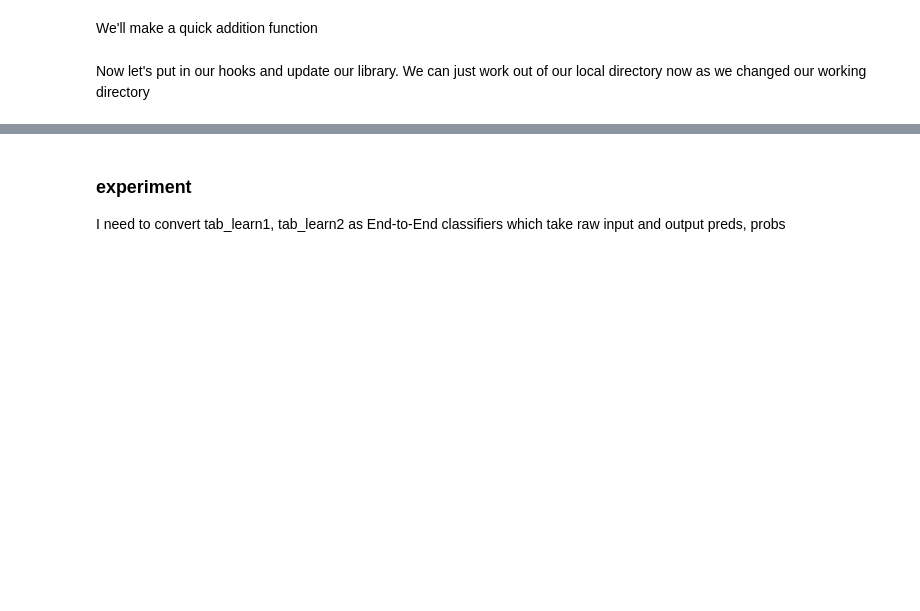
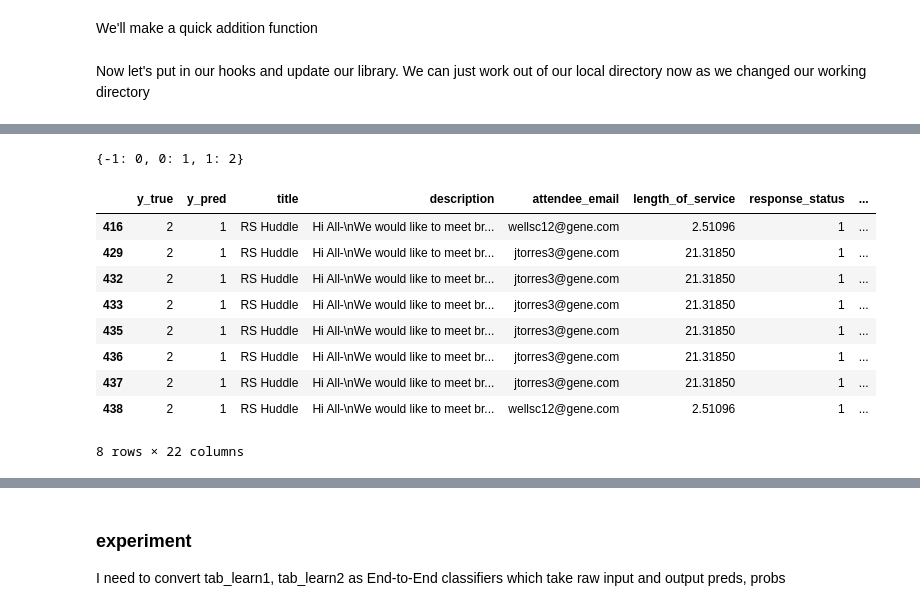
Before and after one commit to wjlgatech/fastai_multimodal, a Jupyter notebook: nbs/fastai_multimodal.ipynb, the cells around one changed output, grey strips where cells are left out. Cells and saved outputs as stored; diff of their text form; code cells hidden in the pictures; blank space fills up the shorter version.

```diff
--- a/nbs/fastai_multimodal.ipynb
+++ b/nbs/fastai_multimodal.ipynb
@@ -987,0 +840,10 @@ def plot_docs_sim(label_doc_dic, doc_embeddings, flag_norm_corr=True):
+# %%
+"""#example1
+path = untar_data(URLs.MNIST_TINY)
+df_ = pd.read_csv(path/'labels.csv')
+print(df_)
+img_col_='name'
+label_col_='label'
+img_path_ = '/root/.fastai/data/mnist_tiny'
+img_clf, dls = train_fastai_image_classifier(df=df_,label_col=label_col_, img_col=img_col_, img_path=img_path_, model_path='.', model_name='img_clf', lr=None, max_epochs=100)
+"""
@@ -987,0 +852,11 @@ def plot_docs_sim(label_doc_dic, doc_embeddings, flag_norm_corr=True):
+# %%
+"""# another example
+if len(img_cols)>0:
+  img_clf = train_fastai_image_classifier(df=df,
+                                label_col=label_col,
+                                img_col=img_cols[0],
+                                img_path='/root/.keras/datasets/tweet_images',
+                                model_path='/content/drive/My Drive/fastai_multimodal/model/',
+                                model_name=img_cols[0]+'_clf',
+                                lr=0.005,
+                                max_epochs=100)"""
@@ -987,0 +1178,8 @@ def plot_docs_sim(label_doc_dic, doc_embeddings, flag_norm_corr=True):
+# %%
+"""df_ = pd.concat([pd.DataFrame(embs) for embs in embs_ls], axis=1)
+df_.columns = list(range(df_.shape[1]))
+
+test_dl = ensembled_learn.dls.test_dl(df_) #, with_labels=True
+probs, _ = ensembled_learn.get_preds(dl=test_dl)
+
+probs"""
@@ -987,0 +1529,28 @@ def plot_docs_sim(label_doc_dic, doc_embeddings, flag_norm_corr=True):
+# %%
+# dls.vocab.o2i  to acess label names from predictions
+
+dls = multimodal_clf.tab_clf.dls
+label_name2num = {k: dls.vocab.o2i[k] for k in list(dls.vocab.o2i)}
+label_name2num
+# %% [output]
+{-1: 0, 0: 1, 1: 2}
+# %%
+#get samples of False Positive (df_fp) and False Negative (df_fn)
+y_true=y_test; y_pred=preds0; pos_val=2
+from sklearn.metrics import confusion_matrix
+y_test= test_df[label_col].map(label_name2num)
+df_ = pd.DataFrame(zip(y_true, y_pred), columns=['y_true', 'y_pred'], index=test_df.index)
+df__=pd.concat([df_, test_df],axis=1)
+df_FP = df__[df__['y_true']==pos_val and df__['y_pred']!=df__['y_true']]
+df_FP
+# %% [output]
+|  | y_true | y_pred | title | description | attendee_email | length_of_service | response_status | ... |
+| 416 | 2 | 1 | RS Huddle | Hi All-\nWe would like to meet br... | wellsc12@gene.com | 2.51096 | 1 | ... |
+| 429 | 2 | 1 | RS Huddle | Hi All-\nWe would like to meet br... | jtorres3@gene.com | 21.31850 | 1 | ... |
+| 432 | 2 | 1 | RS Huddle | Hi All-\nWe would like to meet br... | jtorres3@gene.com | 21.31850 | 1 | ... |
+| 433 | 2 | 1 | RS Huddle | Hi All-\nWe would like to meet br... | jtorres3@gene.com | 21.31850 | 1 | ... |
+| 435 | 2 | 1 | RS Huddle | Hi All-\nWe would like to meet br... | jtorres3@gene.com | 21.31850 | 1 | ... |
+| 436 | 2 | 1 | RS Huddle | Hi All-\nWe would like to meet br... | jtorres3@gene.com | 21.31850 | 1 | ... |
+| 437 | 2 | 1 | RS Huddle | Hi All-\nWe would like to meet br... | jtorres3@gene.com | 21.31850 | 1 | ... |
+| 438 | 2 | 1 | RS Huddle | Hi All-\nWe would like to meet br... | wellsc12@gene.com | 2.51096 | 1 | ... |
+8 rows × 22 columns
```
Also changed, not shown: parts of 289 cells of this notebook.
